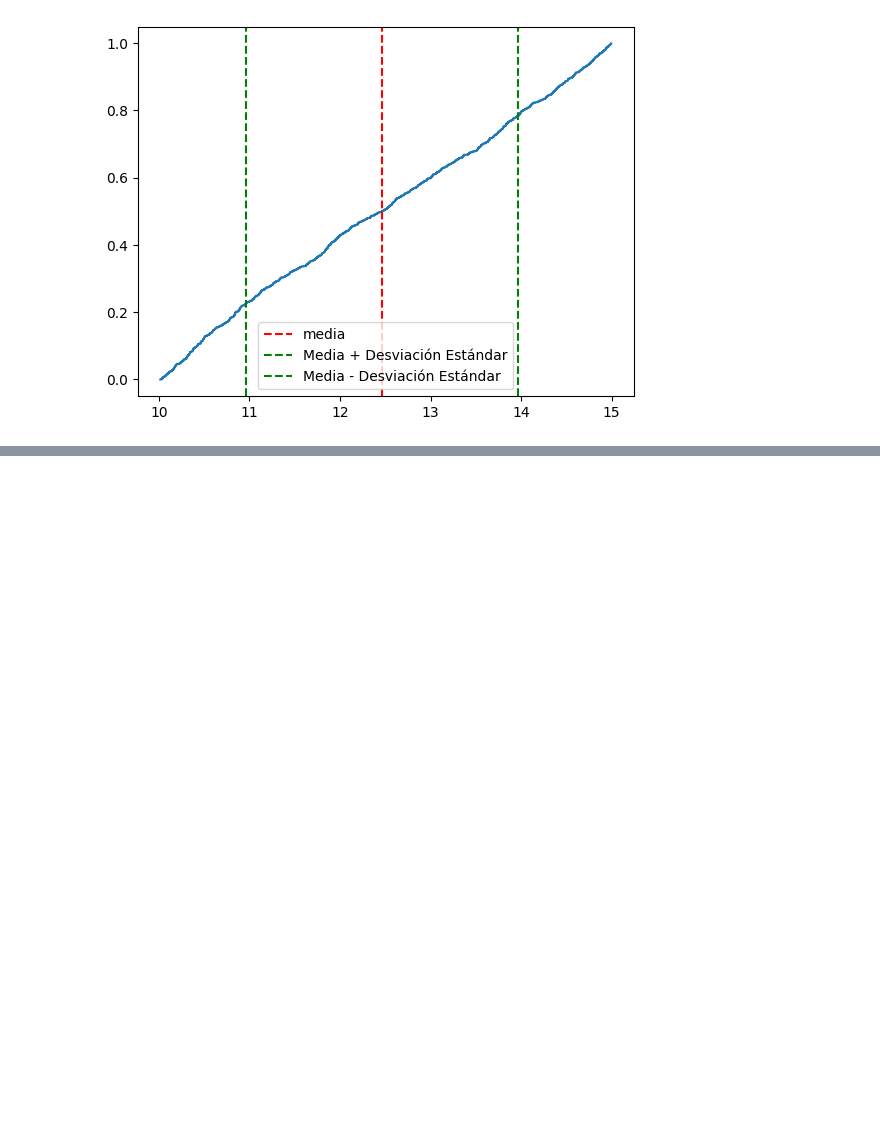
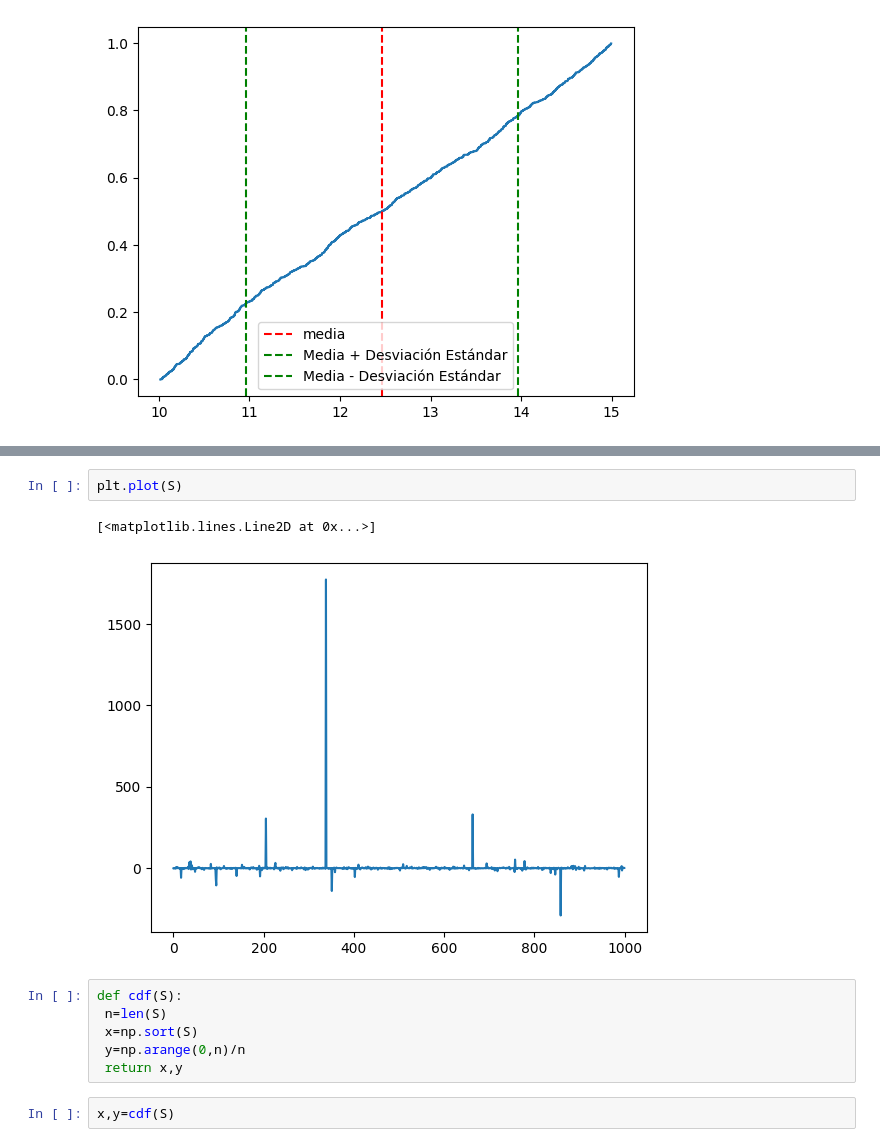
Before and after one commit to DSilvia08/Simulaci-n-actividades, a Jupyter notebook: Clase_10042024.ipynb, the cells around one changed output, grey strips where cells are left out. Drawn from its saved outputs; the diff is of its cells as text; blank space fills up the shorter version.

```diff
--- a/Clase_10042024.ipynb
+++ b/Clase_10042024.ipynb
@@ -58,0 +90,13 @@ plt.show()
+# %%
+plt.plot(S)
+# %% [output]
+[<matplotlib.lines.Line2D at 0x...>]
+[figure, added]
+# %%
+def cdf(S):
+ n=len(S)
+ x=np.sort(S)
+ y=np.arange(0,n)/n
+ return x,y
+# %%
+x,y=cdf(S)
```
Also changed, not shown: parts of 7 cells of this notebook.
